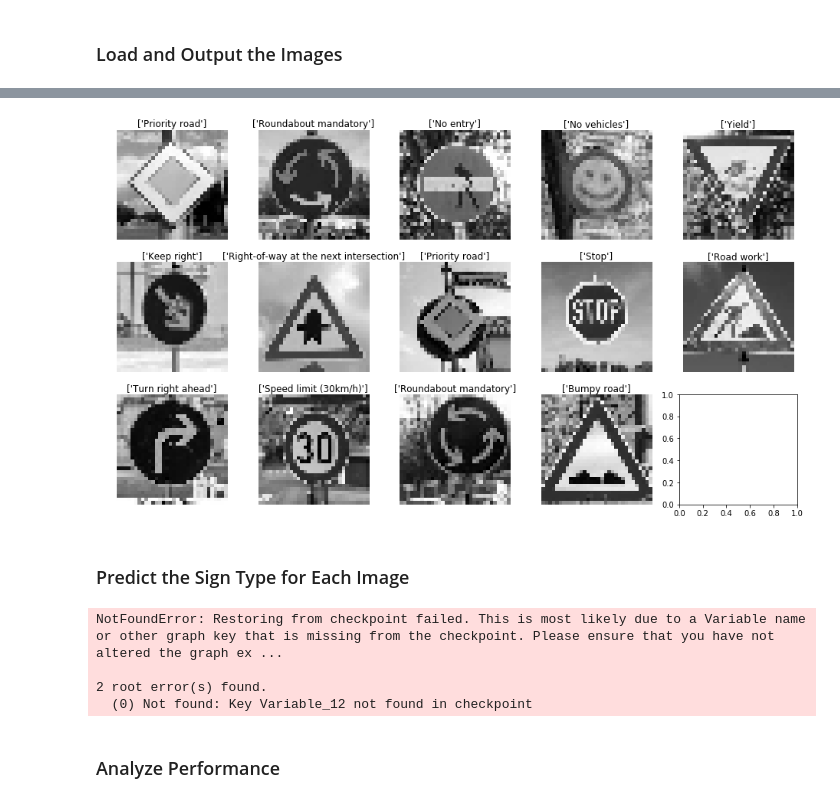
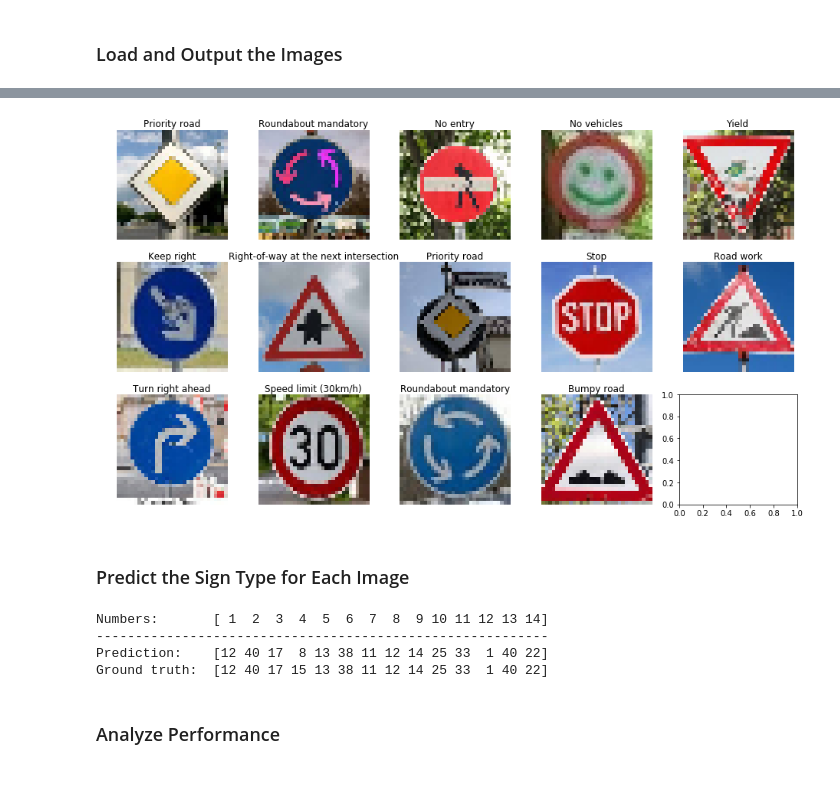
Before and after one commit to fstahl1/traffic-sign-classifier, a Jupyter notebook: Traffic_Sign_Classifier.ipynb, the cells around one changed output, grey strips where cells are left out. Cells and saved outputs as stored; diff of their text form; code cells hidden in the pictures.

Commit message:
checkpoint almost done

```diff
--- a/Traffic_Sign_Classifier.ipynb
+++ b/Traffic_Sign_Classifier.ipynb
@@ -778,9 +718,0 @@ plt.imshow(test_pre,cmap='gray');
-# %%
-X_new_test = []
-path = './traffic_sign_images/'
-
-for img_name in os.listdir(path):
-    img = cv2.imread(path+img_name)
-    img = cv2.resize(img, (32,32))
-    img = preprocess(img,'bgr')
-    X_new_test.append(img)
@@ -789,11 +718,0 @@ for img_name in os.listdir(path):
-# %%
-# plt.figure(figsize=(16,9))
-# for i in range(len(X_new_test)):
-#     plt.subplot(3,6,i+1)
-#     plt.imshow(X_new_test[i], cmap='gray')
-#     plt.xticks([]); plt.yticks([])
-img = cv2.imread(path+'vz02.jpeg')
-img = cv2.resize(img, (32,32))
-img = cv2.cvtColor(img,cv2.COLOR_BGR2RGB)
-print(img.shape)
-plt.imshow(img)
@@ -804,29 +719,31 @@ plt.imshow(img)
 # %%
+X_new_test = []
 path = './traffic_sign_images/'
+
 img_names = sorted(os.listdir(path))
-
 n_imgs = len(img_names)
 
-y_test_new = np.array([12, 40, 17, 15, 13, 38, 11, 12, 14, 25, 33,  1, 40, 22])[0:n_imgs]
 
-X_test_new = np.zeros([n_imgs, 32, 32, 3], dtype=np.uint8)
-X_test_new_pre = np.zeros([n_imgs, 32, 32, 1])
+X_test_new = np.zeros([len(img_names), 32, 32, 3], dtype=np.uint8)
+y_test_new = np.array([12, 40, 17, 15, 13, 38, 11, 12, 14, 25, 33,  1, 40, 22])
 
 fig, axs = plt.subplots(3,5,figsize=(16,9))
 axs = axs.ravel()
 
-for idx, img_name in enumerate(img_names[0:n_imgs]):
-    if img_name.endswith('.jpeg'):
-        img = cv2.imread(path+img_name)
-        img = cv2.resize(img, (32,32))
-        X_test_new[idx] = cv2.cvtColor(img,cv2.COLOR_BGR2RGB)
-        img = preprocess(img,'bgr')
-        X_test_new_pre[idx,:,:,0] = img
-        axs[idx].imshow(X_test_new_pre[idx,:,:,0],cmap='gray')
-        axs[idx].set_title(map_dict[str(y_test_new[idx])])
-        axs[idx].axis('off')
+for idx, img_name in enumerate(img_names):
+    img = cv2.cvtColor(cv2.imread(path+img_name), cv2.COLOR_BGR2RGB)
+    img = cv2.resize(img, (32,32))
+    X_test_new[idx] = img
+    # plots:
+    axs[idx].imshow(X_test_new[idx])
+    axs[idx].set_title(map_ids[y_test_new[idx]])
+    axs[idx].axis('off')
+
+# preprocess all images
+X_test_new_pre = preprocess(X_test_new)
+y_test_new_pre = np.copy(y_test_new)
 # %% [output]
-[figure, old version]
+[figure, new version]
 # %% [markdown]
 ### Predict the Sign Type for Each Image
 # %%
@@ -840,16 +757,16 @@ saver = tf.train.Saver()
 with tf.Session() as sess:
     saver.restore(sess, './lenet.ckpt')
 #     saver.restore(sess, tf.train.latest_checkpoint('.'))
-    y_pred_new = sess.run(tf.argmax(logits, 1), feed_dict={x: X_test_new_pre, y: y_test_new})
+    y_pred_new = sess.run(tf.argmax(logits, 1), feed_dict={x: X_test_new_pre, y: y_test_new_pre})
     print('Numbers:      ', np.arange(1,n_imgs+1))
     print('----------------------------------------------------------')
     print('Prediction:   ', y_pred_new)
     print('Ground truth: ', y_test_new)
 # %% [output]
-NotFoundError: Restoring from checkpoint failed. This is most likely due to a Variable name or other graph key that is missing from the checkpoint. Please ensure that you have not altered the graph ex ...
-
-2 root error(s) found.
-  (0) Not found: Key Variable_12 not found in checkpoint
+Numbers:       [ 1  2  3  4  5  6  7  8  9 10 11 12 13 14]
+----------------------------------------------------------
+Prediction:    [12 40 17  8 13 38 11 12 14 25 33  1 40 22]
+Ground truth:  [12 40 17 15 13 38 11 12 14 25 33  1 40 22]
 # %% [markdown]
 ### Analyze Performance
 # %%
```
Also changed, not shown: parts of 72 cells of this notebook, 8 other files.
